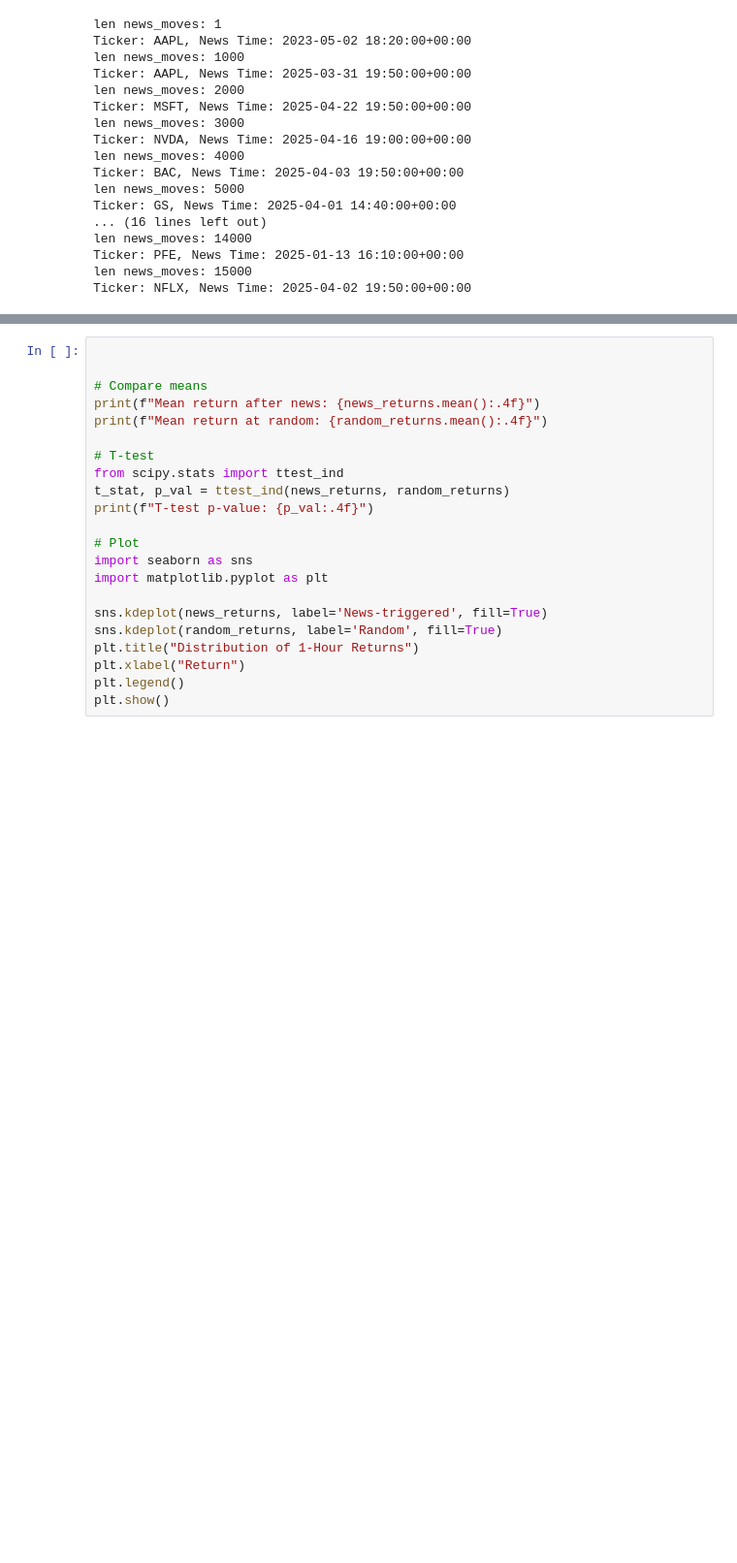
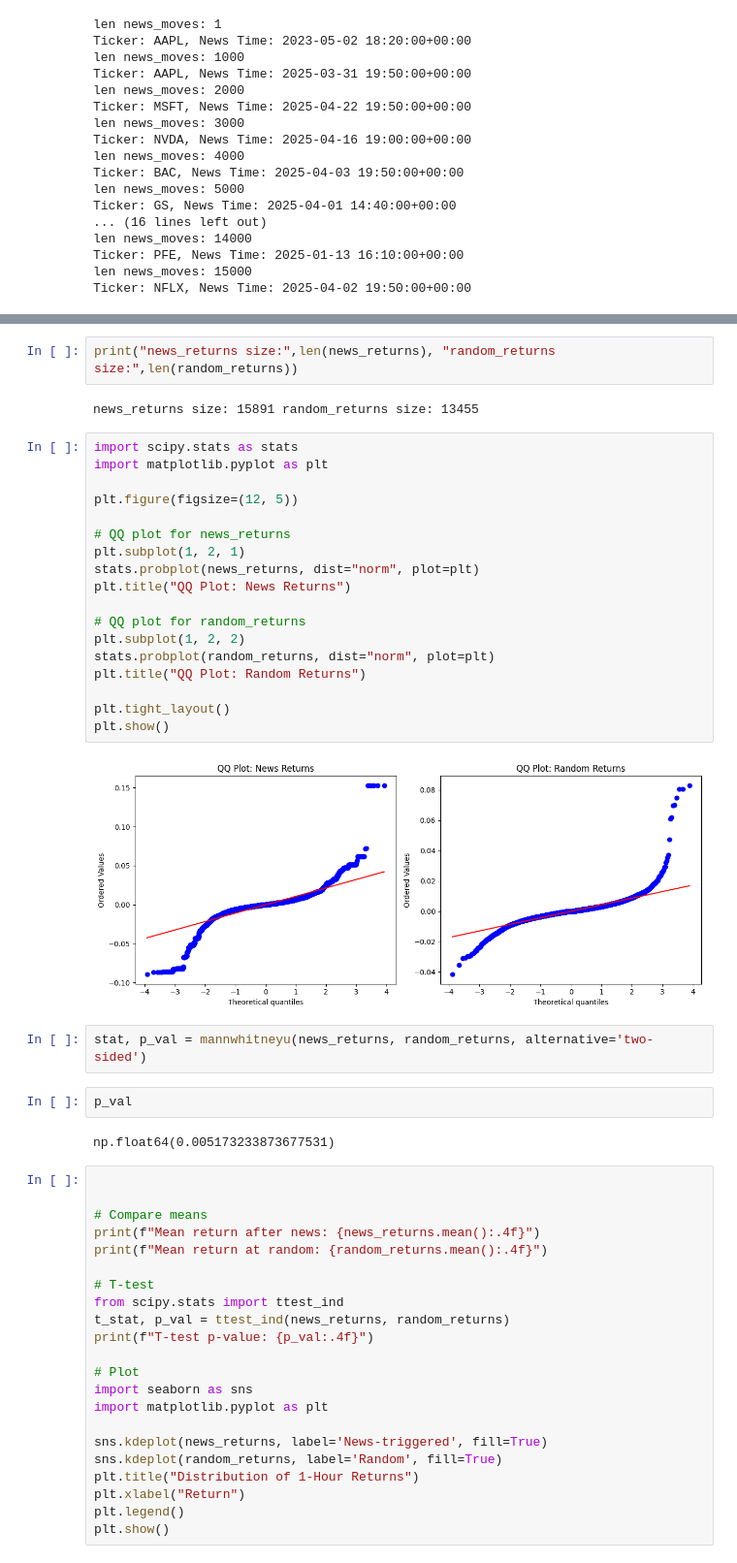
Before and after one commit to AndreasWendel/Examens, a Jupyter notebook: db checks.ipynb, the cells around one changed output, grey strips where cells are left out. Shown at 97% size. Cells and saved outputs as stored; diff of their text form; blank space fills up the shorter version.

```diff
--- a/db checks.ipynb
+++ b/db checks.ipynb
@@ -444,3 +444,33 @@ Mean return at random: -0.0000
+# %%
+print("news_returns size:",len(news_returns), "random_returns size:",len(random_returns))
+# %% [output]
+news_returns size: 15891 random_returns size: 13455
+# %%
+import scipy.stats as stats
+import matplotlib.pyplot as plt
+
+plt.figure(figsize=(12, 5))
+
+# QQ plot for news_returns
+plt.subplot(1, 2, 1)
+stats.probplot(news_returns, dist="norm", plot=plt)
+plt.title("QQ Plot: News Returns")
+
+# QQ plot for random_returns
+plt.subplot(1, 2, 2)
+stats.probplot(random_returns, dist="norm", plot=plt)
+plt.title("QQ Plot: Random Returns")
+
+plt.tight_layout()
+plt.show()
+# %% [output]
+[figure, added]
+# %%
+stat, p_val = mannwhitneyu(news_returns, random_returns, alternative='two-sided')
+# %%
+p_val
+# %% [output]
+np.float64(0.005173233873677531)
 # %%
 
 
```
Also changed, not shown: parts of 61 cells of this notebook, 5 other files.
